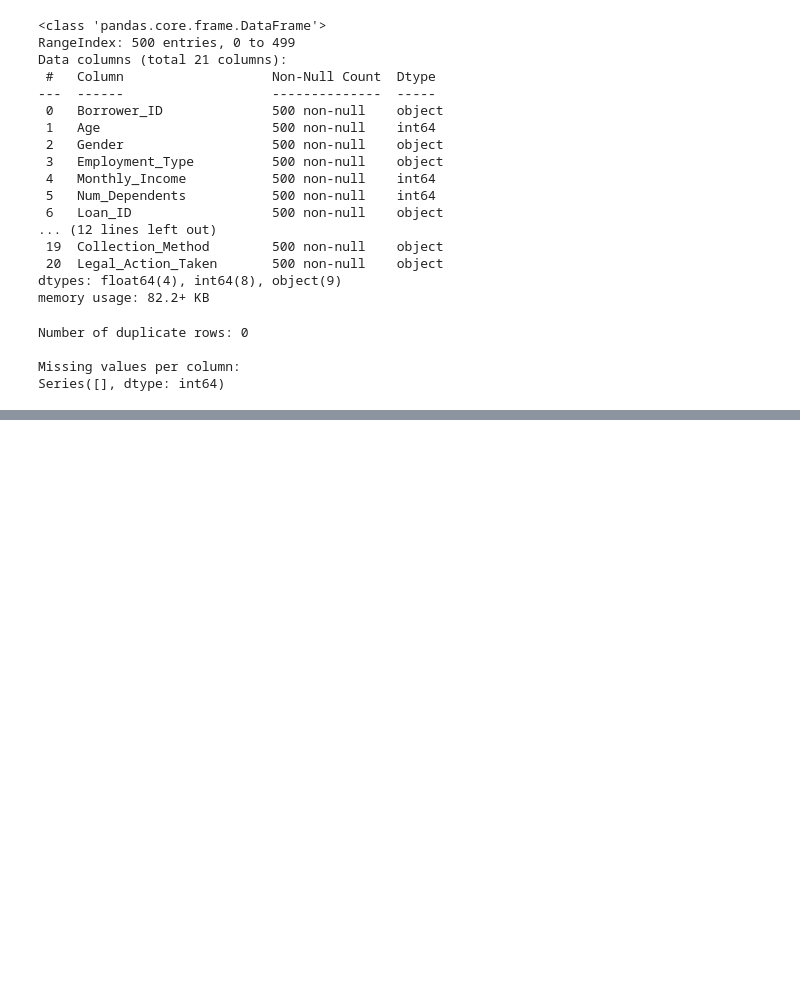
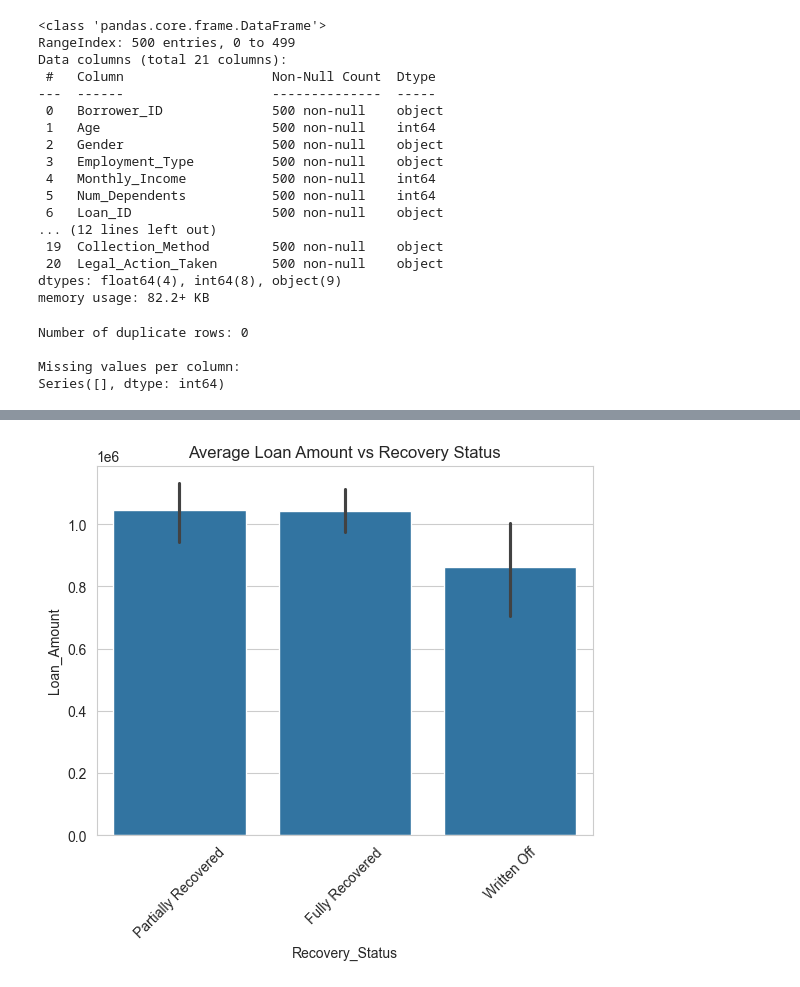
Before and after one commit to Cynthiachelangat/LoanRecovery, a Jupyter notebook: loan.ipynb, the cells around one changed output, grey strips where cells are left out. Saved outputs shown, nothing was run; the diff lists cells and outputs as text; code cells hidden in the pictures; blank space fills up the shorter version.

```diff
--- a/loan.ipynb
+++ b/loan.ipynb
@@ -227,0 +215,7 @@ Passing `palette` without assigning `hue` is deprecated and will be removed in v
+# %%
+sns.barplot(x='Recovery_Status', y='Loan_Amount', data=data, estimator=np.mean, hue=None)
+plt.title("Average Loan Amount vs Recovery Status")
+plt.xticks(rotation=45)
+plt.show()
+# %% [output]
+[figure, added]
```
Also changed, not shown: parts of 18 cells of this notebook.
